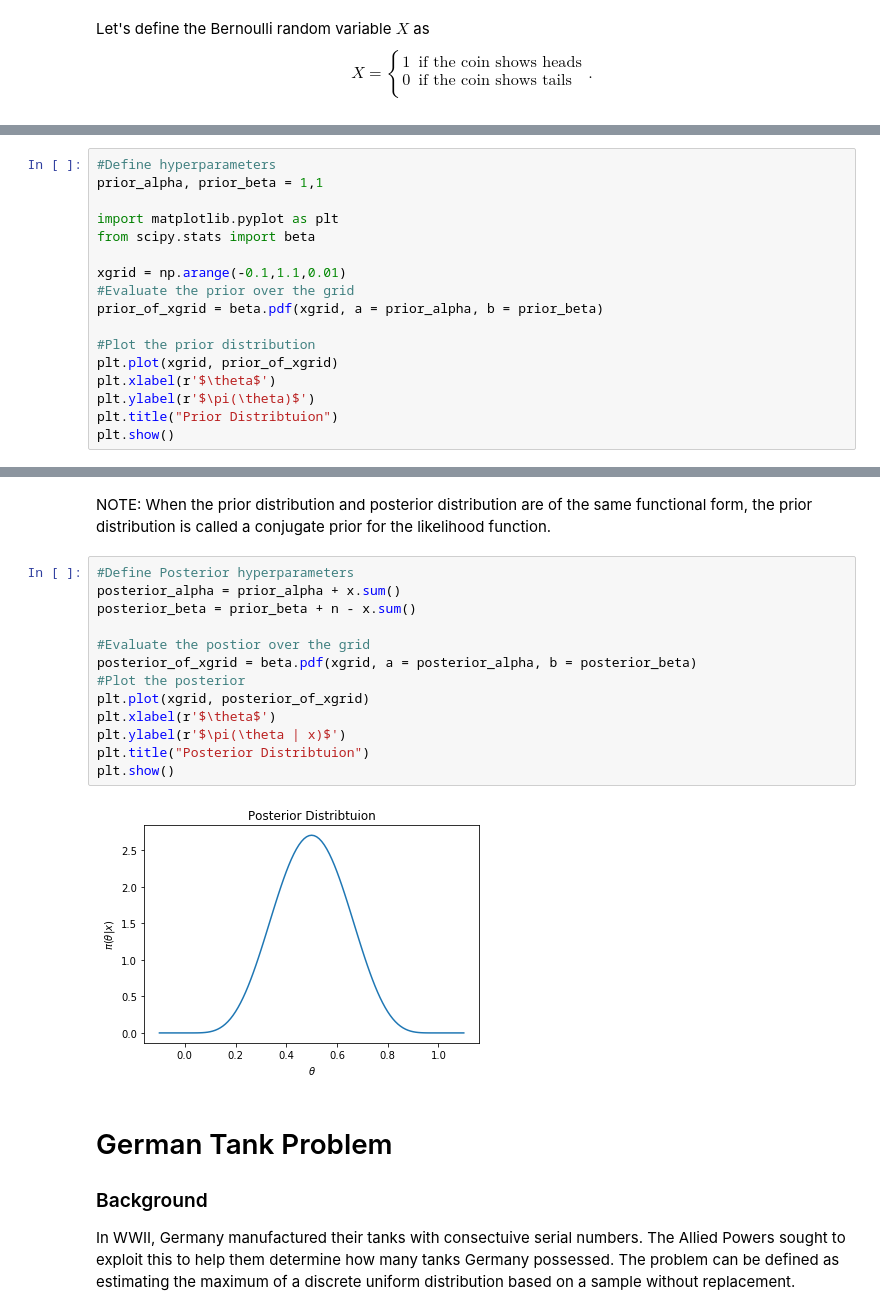
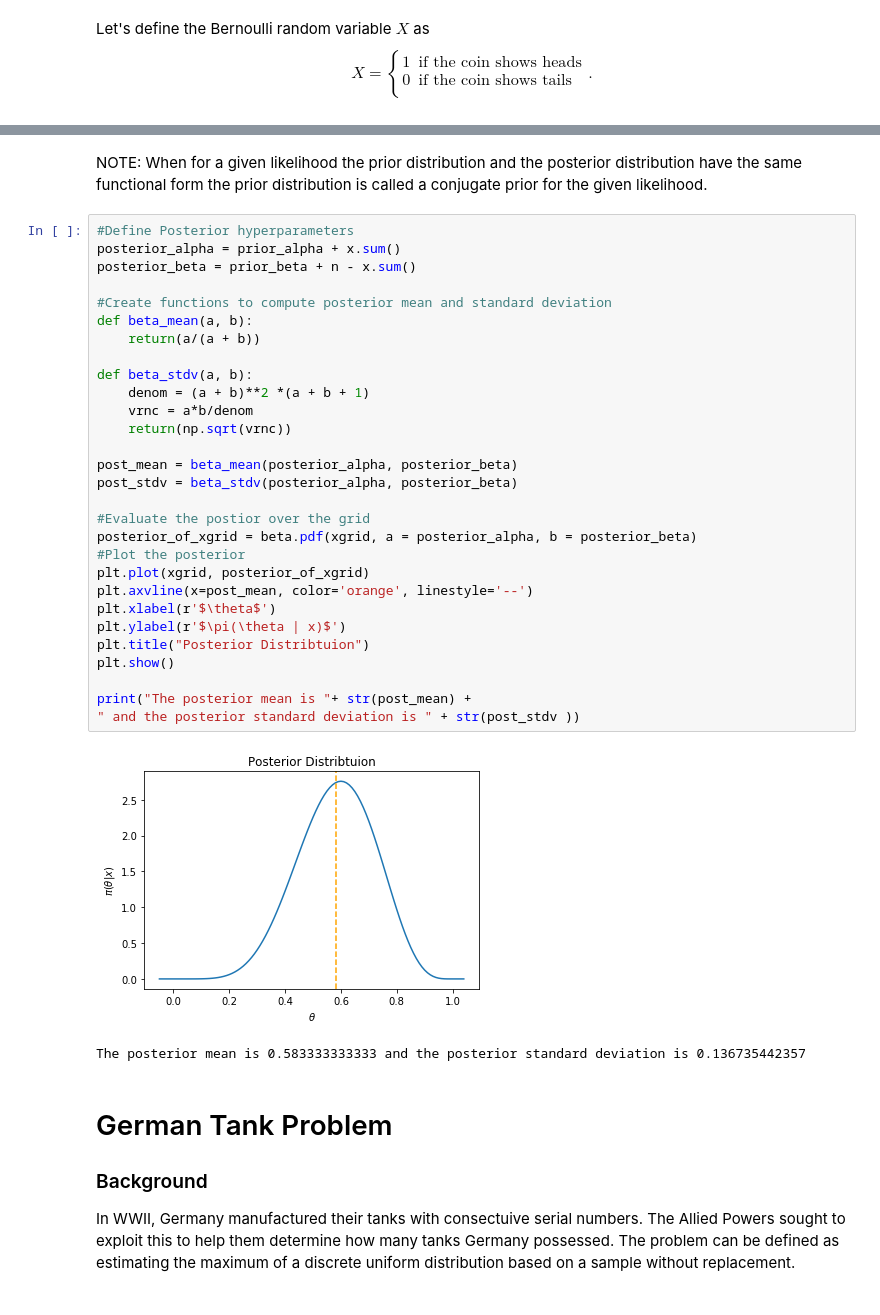
Before and after one commit to jstrat1618/Intro2BayesianEstimation, a Jupyter notebook: Presentation.ipynb, the cells around one changed output, grey strips where cells are left out. Saved outputs shown, nothing was run; the diff lists cells and outputs as text.

Commit message:
Add functions to compute meand and stdv of beta distribution

```diff
--- a/Presentation.ipynb
+++ b/Presentation.ipynb
@@ -109,17 +154,0 @@ $$
-# %%
-#Define hyperparameters
-prior_alpha, prior_beta = 1,1
-
-import matplotlib.pyplot as plt
-from scipy.stats import beta
-
-xgrid = np.arange(-0.1,1.1,0.01)
-#Evaluate the prior over the grid
-prior_of_xgrid = beta.pdf(xgrid, a = prior_alpha, b = prior_beta)
-
-#Plot the prior distribution
-plt.plot(xgrid, prior_of_xgrid)
-plt.xlabel(r'$\theta$')
-plt.ylabel(r'$\pi(\theta)$')
-plt.title("Prior Distribtuion")
-plt.show()
@@ -144,20 +200,37 @@ $$
 # %% [markdown]
-NOTE: When the prior distribution and posterior distribution are of the same functional form, the prior distribution is called a conjugate prior for the likelihood function.
+NOTE: When for a given likelihood the prior distribution and the posterior distribution have the same functional form the prior distribution is called a conjugate prior for the given likelihood.
 # %%
 #Define Posterior hyperparameters
 posterior_alpha = prior_alpha + x.sum()
 posterior_beta = prior_beta + n - x.sum()
 
+#Create functions to compute posterior mean and standard deviation
+def beta_mean(a, b):
+    return(a/(a + b))
+
+def beta_stdv(a, b):
+    denom = (a + b)**2 *(a + b + 1)
+    vrnc = a*b/denom
+    return(np.sqrt(vrnc))
+
+post_mean = beta_mean(posterior_alpha, posterior_beta)
+post_stdv = beta_stdv(posterior_alpha, posterior_beta)
+
 #Evaluate the postior over the grid
 posterior_of_xgrid = beta.pdf(xgrid, a = posterior_alpha, b = posterior_beta)
 #Plot the posterior
 plt.plot(xgrid, posterior_of_xgrid)
+plt.axvline(x=post_mean, color='orange', linestyle='--')
 plt.xlabel(r'$\theta$')
 plt.ylabel(r'$\pi(\theta | x)$')
 plt.title("Posterior Distribtuion")
 plt.show()
+
+print("The posterior mean is "+ str(post_mean) +
+" and the posterior standard deviation is " + str(post_stdv ))
 # %% [output]
-[figure, old version]
+[figure, new version]
+The posterior mean is 0.583333333333 and the posterior standard deviation is 0.136735442357
 # %% [markdown]
 # German Tank Problem
 
```
Also changed, not shown: parts of 15 cells of this notebook, 1 other file.
